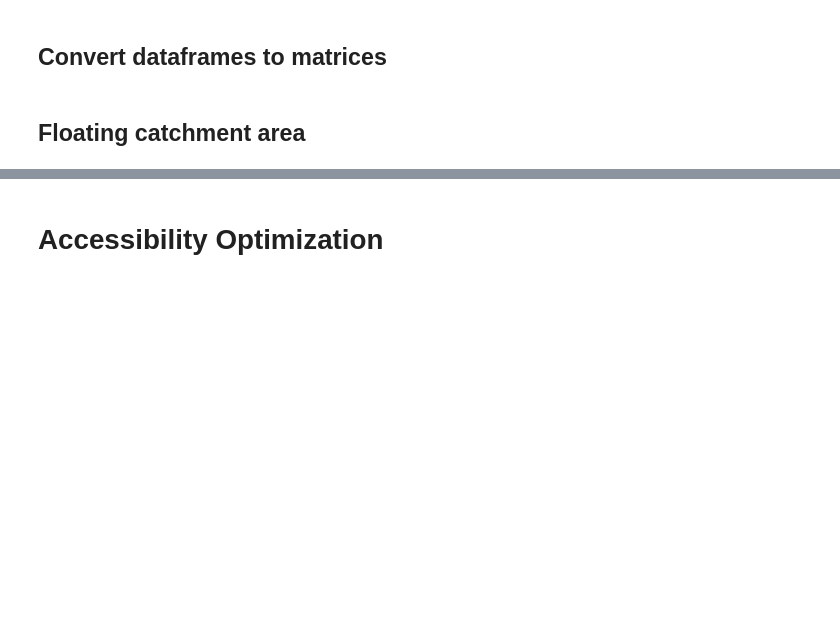
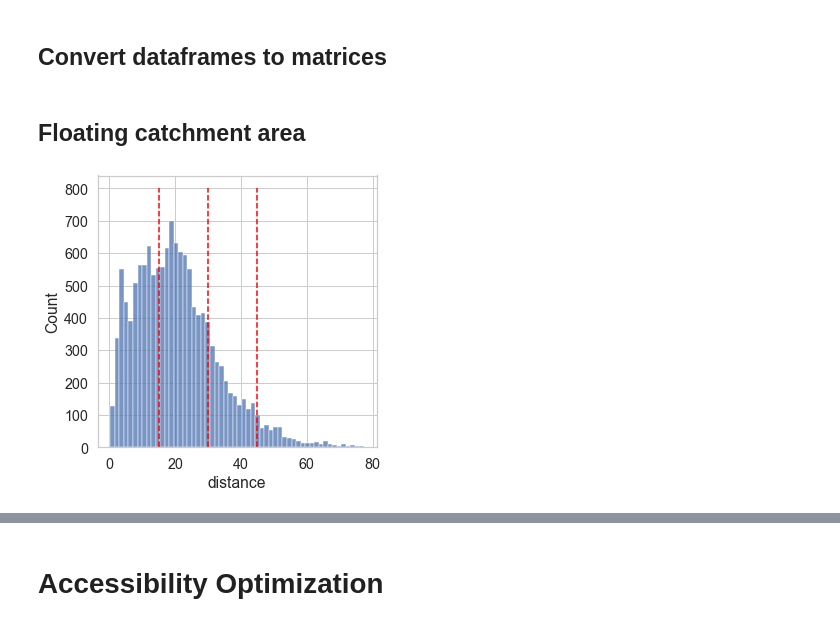
Before and after one commit to ericdaat/CAMION, a Jupyter notebook: paper/methods.ipynb, the cells around one changed output, grey strips where cells are left out. Saved outputs shown, nothing was run; the diff lists cells and outputs as text; code cells hidden in the pictures; blank space fills up the shorter version.

```diff
--- a/paper/methods.ipynb
+++ b/paper/methods.ipynb
@@ -219,6 +344,20 @@ S_j = facilities_with_capacities["Measure Value"].values.reshape(1, -1)
 ## Floating catchment area
 # %%
 weights = [(15, 1), (30, 0.42), (45, 0.09)]
+# %%
+fig = plt.figure(figsize=(5, 5))
+
+ax = sns.histplot(
+    data=distance_matrix,
+    x="distance"
+)
+
+for dist, _ in weights:
+    plt.vlines(x=dist, ymin=0, ymax=800, colors="red", linestyles="dashed")
+
+plt.show()
+# %% [output]
+[figure, added]
 # %%
 e2sfca = E2SFCA(S_j, P_i, D_ij)
 W_ij = e2sfca.compute_weighted_distances(weights)
```
Also changed, not shown: parts of 24 cells of this notebook, 3 other files.
